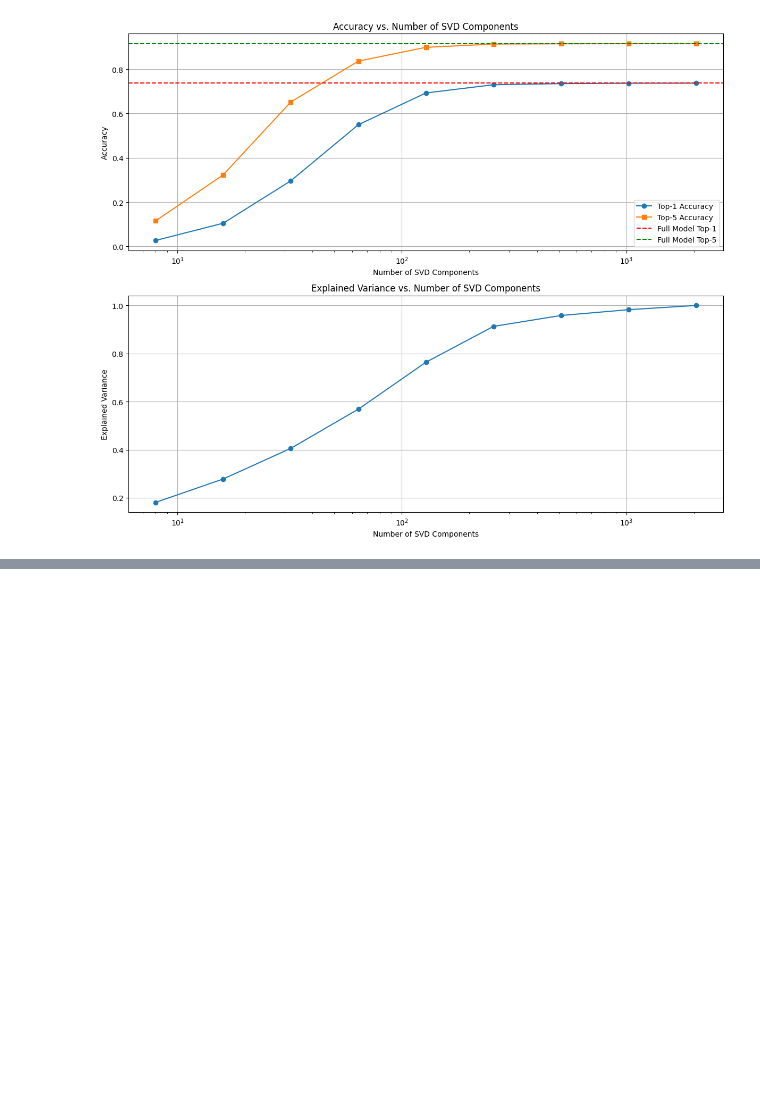
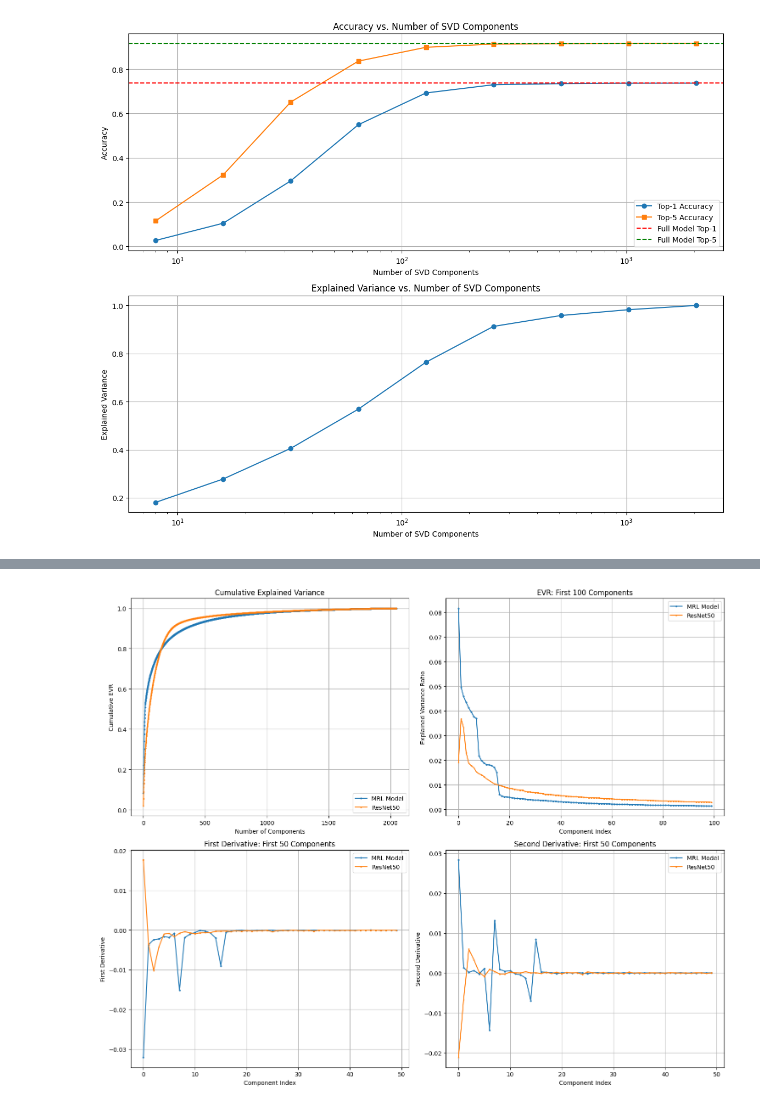
Before and after one commit to mmkuznecov/MRL, a Jupyter notebook: mri_checkout.ipynb, the cells around one changed output, grey strips where cells are left out. Drawn from its saved outputs; the diff is of its cells as text; code cells hidden in the pictures; blank space fills up the shorter version.

```diff
--- a/mri_checkout.ipynb
+++ b/mri_checkout.ipynb
@@ -525,0 +679,48 @@ SVD 16 - Explained Variance: 0.2781, Top-1 Accuracy: 0.1049, Top-5 Accuracy: 0.3
+# %%
+plt.figure(figsize=(15, 12))
+
+# Compare cumulative EVR
+plt.subplot(2, 2, 1)
+plt.plot(np.cumsum(mrl_evr), label='MRL Model', marker='o', markersize=2)
+plt.plot(np.cumsum(resnet_evr), label='ResNet50', marker='x', markersize=2)
+plt.title("Cumulative Explained Variance")
+plt.xlabel("Number of Components")
+plt.ylabel("Cumulative EVR")
+plt.legend()
+plt.grid(True)
+
+# Compare EVR
+plt.subplot(2, 2, 2)
+plt.plot(mrl_evr[:100], label='MRL Model', marker='o', markersize=2)
+plt.plot(resnet_evr[:100], label='ResNet50', marker='x', markersize=2)
+plt.title("EVR: First 100 Components")
+plt.xlabel("Component Index")
+plt.ylabel("Explained Variance Ratio")
+plt.legend()
+plt.grid(True)
+
+# Compare first derivatives
+plt.subplot(2, 2, 3)
+plt.plot(v_mrl[:50], label='MRL Model', marker='o', markersize=2)
+plt.plot(v_resnet[:50], label='ResNet50', marker='x', markersize=2)
+plt.title("First Derivative: First 50 Components")
+plt.xlabel("Component Index")
+plt.ylabel("First Derivative")
+plt.legend()
+plt.grid(True)
+
+# Compare second derivatives
+plt.subplot(2, 2, 4)
+plt.plot(a_mrl[:50], label='MRL Model', marker='o', markersize=2)
+plt.plot(a_resnet[:50], label='ResNet50', marker='x', markersize=2)
+plt.title("Second Derivative: First 50 Components")
+plt.xlabel("Component Index")
+plt.ylabel("Second Derivative")
+plt.legend()
+plt.grid(True)
+
+plt.tight_layout()
+plt.savefig("reports/mrl_vs_resnet_evr_comparison.png")
+plt.show()
+# %% [output]
+[figure, added]
```
Also changed, not shown: parts of 12 cells of this notebook, 5 other files.
